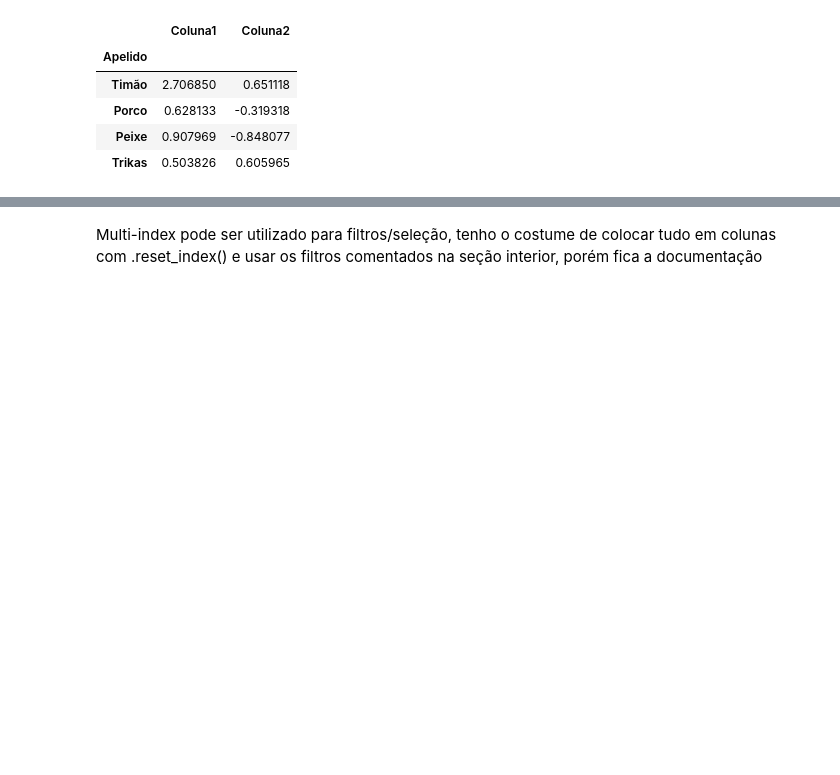
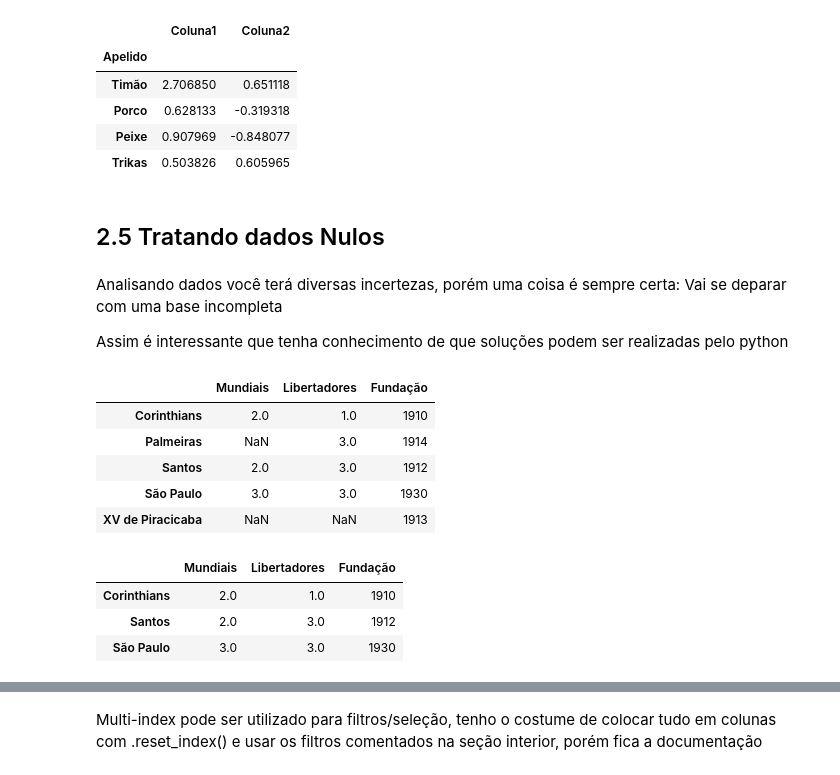
Before and after one commit to katrips/treinamento_python, a Jupyter notebook: Notebooks/Pandas/2. DataFrames_Pandas.ipynb, the cells around one changed output, grey strips where cells are left out. Drawn from its saved outputs; the diff is of its cells as text; code cells hidden in the pictures; blank space fills up the shorter version.

```diff
--- a/Notebooks/Pandas/2. DataFrames_Pandas.ipynb
+++ b/Notebooks/Pandas/2. DataFrames_Pandas.ipynb
@@ -479,3 +479,35 @@ df_dict_aux.set_index("Apelido")
 | Porco | 0.628133 | -0.319318 |
 | Peixe | 0.907969 | -0.848077 |
 | Trikas | 0.503826 | 0.605965 |
+# %% [markdown]
+## 2.5 Tratando dados Nulos
+# %% [markdown]
+Analisando dados você terá diversas incertezas, porém uma coisa é sempre certa:
+Vai se deparar com uma base incompleta
+
+Assim é interessante que tenha conhecimento de que soluções podem ser realizadas pelo python
+# %%
+df_campeonatos = pd.DataFrame(
+    {
+        "Mundiais": [2, np.nan, 2, 3, np.nan],
+        "Libertadores": [1, 3, 3, 3, np.nan],
+        "Fundação": [1910, 1914, 1912, 1930, 1913]
+    },
+    index=["Corinthians", "Palmeiras", "Santos", "São Paulo", "XV de Piracicaba"]
+)
+
+df_campeonatos
+# %% [output]
+|  | Mundiais | Libertadores | Fundação |
+| Corinthians | 2.0 | 1.0 | 1910 |
+| Palmeiras | NaN | 3.0 | 1914 |
+| Santos | 2.0 | 3.0 | 1912 |
+| São Paulo | 3.0 | 3.0 | 1930 |
+| XV de Piracicaba | NaN | NaN | 1913 |
+# %%
+df_campeonatos.dropna() # Removendo linhas com valores nulos
+# %% [output]
+|  | Mundiais | Libertadores | Fundação |
+| Corinthians | 2.0 | 1.0 | 1910 |
+| Santos | 2.0 | 3.0 | 1912 |
+| São Paulo | 3.0 | 3.0 | 1930 |
```
Also changed, not shown: parts of 9 cells of this notebook, 2 other files.
